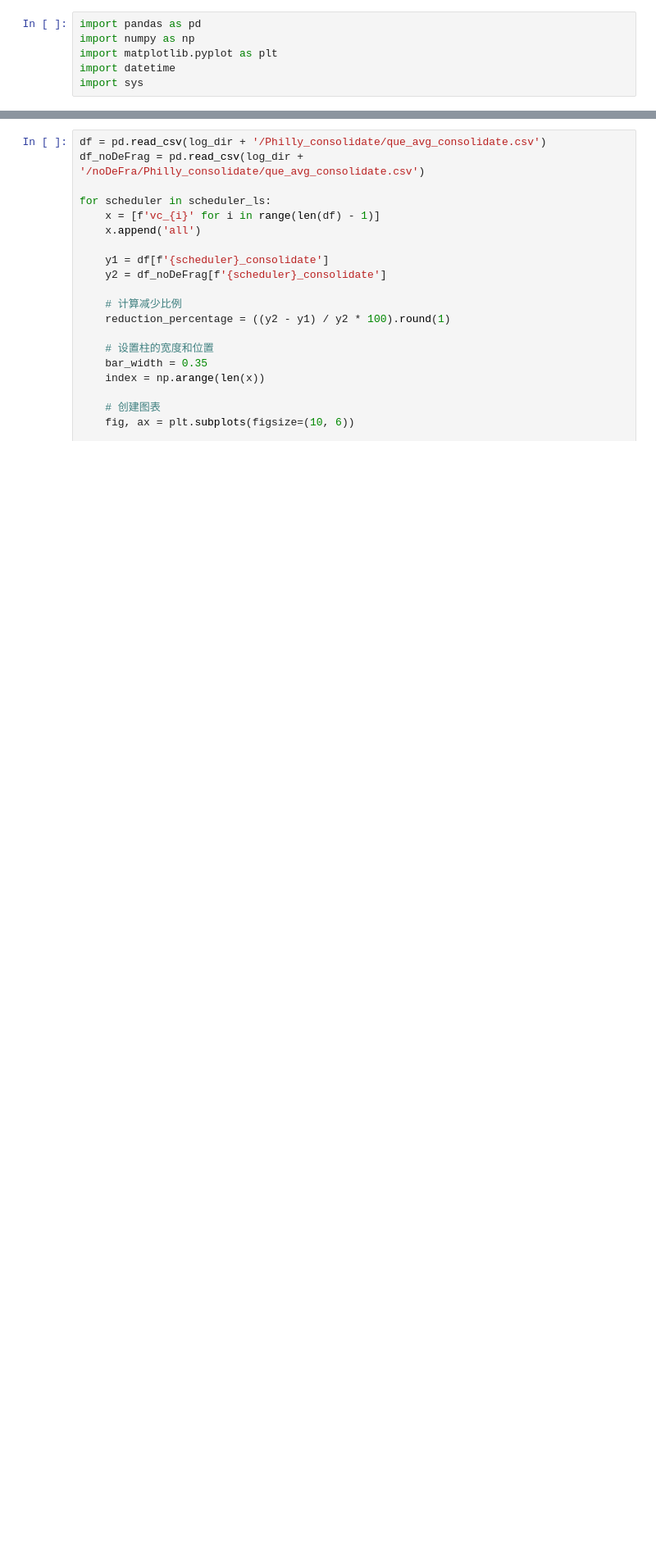
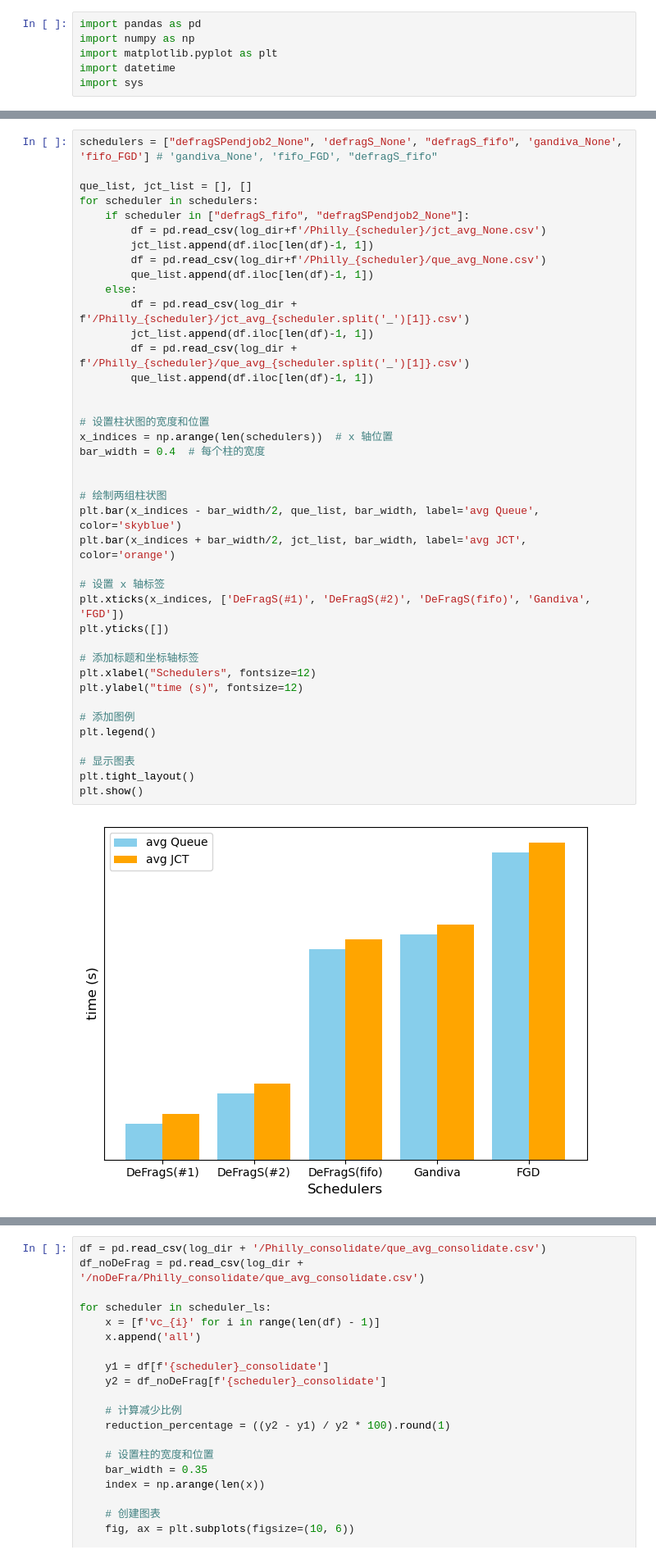
Before and after one commit to CUG-nhf/simulator, a Jupyter notebook: plot/test.ipynb, the cells around one changed output, grey strips where cells are left out. Shown at 82% size. Saved outputs shown, nothing was run; the diff lists cells and outputs as text; blank space fills up the shorter version.

```diff
--- a/plot/test.ipynb
+++ b/plot/test.ipynb
@@ -36,0 +39,42 @@ plt.show()
+# %%
+schedulers = ["defragSPendjob2_None", 'defragS_None', "defragS_fifo", 'gandiva_None', 'fifo_FGD'] # 'gandiva_None', 'fifo_FGD', "defragS_fifo"
+
+que_list, jct_list = [], []
+for scheduler in schedulers:
+	if scheduler in ["defragS_fifo", "defragSPendjob2_None"]:
+		df = pd.read_csv(log_dir+f'/Philly_{scheduler}/jct_avg_None.csv')
+		jct_list.append(df.iloc[len(df)-1, 1])
+		df = pd.read_csv(log_dir+f'/Philly_{scheduler}/que_avg_None.csv')
+		que_list.append(df.iloc[len(df)-1, 1])
+	else:
+		df = pd.read_csv(log_dir + f'/Philly_{scheduler}/jct_avg_{scheduler.split('_')[1]}.csv')
+		jct_list.append(df.iloc[len(df)-1, 1])
+		df = pd.read_csv(log_dir + f'/Philly_{scheduler}/que_avg_{scheduler.split('_')[1]}.csv')
+		que_list.append(df.iloc[len(df)-1, 1])
+
+
+# 设置柱状图的宽度和位置
+x_indices = np.arange(len(schedulers))  # x 轴位置
+bar_width = 0.4  # 每个柱的宽度
+
+
+# 绘制两组柱状图
+plt.bar(x_indices - bar_width/2, que_list, bar_width, label='avg Queue', color='skyblue')
+plt.bar(x_indices + bar_width/2, jct_list, bar_width, label='avg JCT', color='orange')
+
+# 设置 x 轴标签
+plt.xticks(x_indices, ['DeFragS(#1)', 'DeFragS(#2)', 'DeFragS(fifo)', 'Gandiva', 'FGD'])
+plt.yticks([])
+
+# 添加标题和坐标轴标签
+plt.xlabel("Schedulers", fontsize=12)
+plt.ylabel("time (s)", fontsize=12)
+
+# 添加图例
+plt.legend()
+
+# 显示图表
+plt.tight_layout()
+plt.show()
+# %% [output]
+[figure, added]
```
Also changed, not shown: parts of 5 cells of this notebook, 8 other files.
